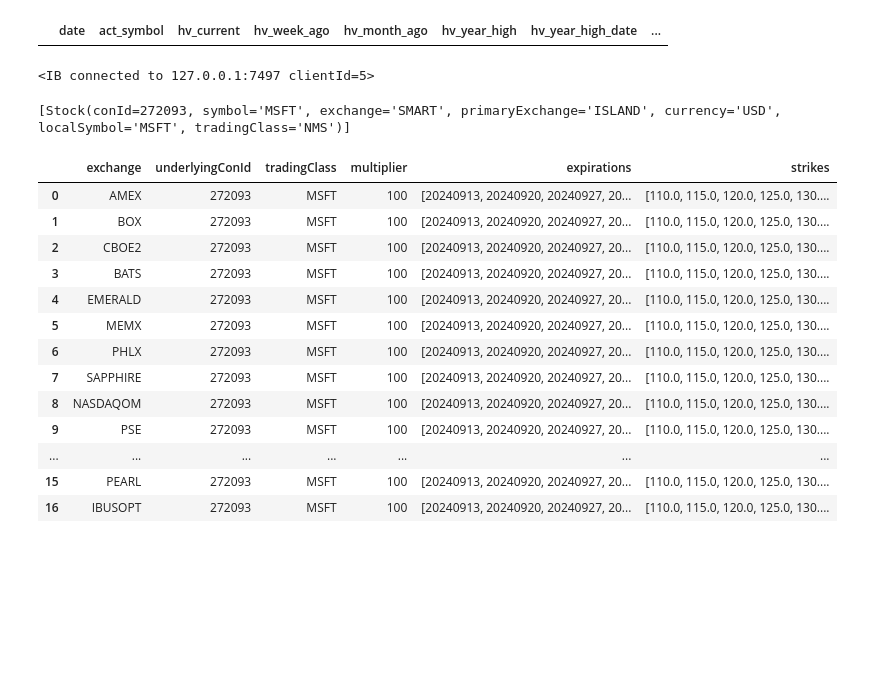
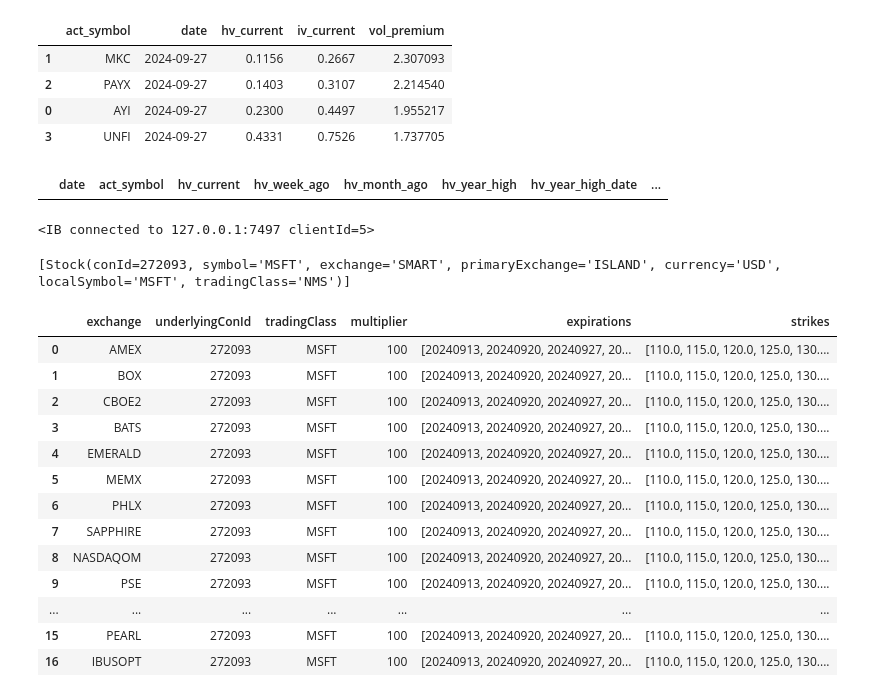
Before and after one commit to lowQuant/IB-Multi-Strategy-ATS, a Jupyter notebook: data_and_research/notebooks/get_earnings.ipynb, the cells around one changed output. Saved outputs shown, nothing was run; the diff lists cells and outputs as text; code cells hidden in the pictures; blank space fills up the shorter version.

```diff
--- a/data_and_research/notebooks/get_earnings.ipynb
+++ b/data_and_research/notebooks/get_earnings.ipynb
@@ -212,3 +231,21 @@ Response JSON for Volatility History: {'query_execution_status': 'RowLimit', 'qu
+# %%
+df_vol = df_volatility[['act_symbol', 'date', 'hv_current', 'iv_current']].astype({'hv_current': 'float','iv_current': 'float'})
+df_vol['vol_premium'] = df_vol['iv_current']/df_vol['hv_current']
+df_vol.sort_values(by='vol_premium', ascending=False)
+# df_vol['vol_premium_rank_pct'] = df_vol['vol_premium_rank']/df_vol['vol_premium_rank'].max()
+# df_vol['vol_premium_rank_pct_diff'] = df_vol['vol_premium_rank_pct'].diff()
+# df_vol['vol_premium_rank_pct_diff_shift'] = df_vol['vol_premium_rank_pct_diff'].shift(-1)
+# df_vol['vol_premium_rank_pct_diff_shift_rank'] = df_vol['vol_premium_rank_pct_diff_shift'].rank(ascending=False)
+# df_vol['vol_premium_rank_pct_diff_shift_rank_pct'] = df_vol['vol_premium_rank_pct_diff_shift_rank']/df_vol['vol_premium_rank_pct_diff_shift_rank'].max()
+# df_vol['vol_premium_rank_pct_diff_shift_rank_pct_diff'] = df_vol['vol_premium_rank_pct_diff_shift_rank_pct'].diff()
+# df_vol['vol_premium_rank_pct_diff_shift_rank_pct_diff_shift'] = df_vol['vol_premium_rank_pct_diff_shift_rank_pct_diff'].shift(-1)
+# df_vol['vol_premium_rank_pct_diff_shift_rank_pct_diff_shift_rank'] = df_vol['vol_premium_rank_pct_diff_shift_rank_pct_diff_shift'].rank(ascending=False)
+# %% [output]
+|  | act_symbol | date | hv_current | iv_current | vol_premium |
+| 1 | MKC | 2024-09-27 | 0.1156 | 0.2667 | 2.307093 |
+| 2 | PAYX | 2024-09-27 | 0.1403 | 0.3107 | 2.214540 |
+| 0 | AYI | 2024-09-27 | 0.2300 | 0.4497 | 1.955217 |
+| 3 | UNFI | 2024-09-27 | 0.4331 | 0.7526 | 1.737705 |
 # %%
 df_volatility[df_volatility.act_symbol == 'CODA']
 # %% [output]
```
Also changed, not shown: parts of 5 cells of this notebook.
